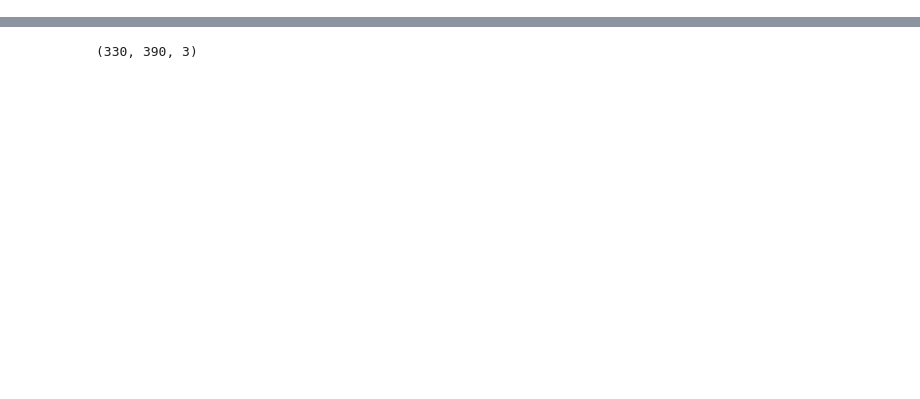
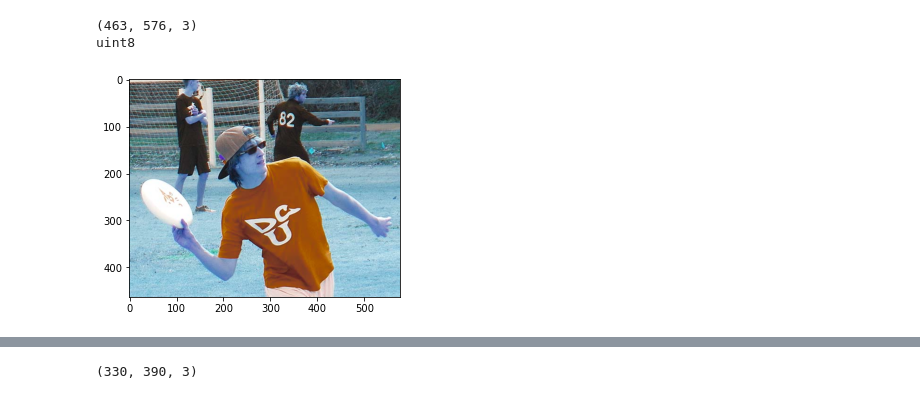
Before and after one commit to AsterLaoWhy/cv_intro, a Jupyter notebook: pseudo_hw.ipynb, the cells around one changed output, grey strips where cells are left out. Drawn from its saved outputs; the diff is of its cells as text; code cells hidden in the pictures; blank space fills up the shorter version.

```diff
--- a/pseudo_hw.ipynb
+++ b/pseudo_hw.ipynb
@@ -18 +44,4 @@ glob.glob("data/*")
 [interactive output not drawn]
+# %%
+google = "data\\Googled.jpg"
+see_me = cv2.imread(google)
@@ -18,0 +50,9 @@ glob.glob("data/*")
+# %%
+print(see_me.shape)
+print(see_me.dtype)
+plt.imshow(see_me)
+plt.show()
+# %% [output]
+(463, 576, 3)
+uint8
+[figure, added]
```
Also changed, not shown: parts of 8 cells of this notebook, 1 other file.
